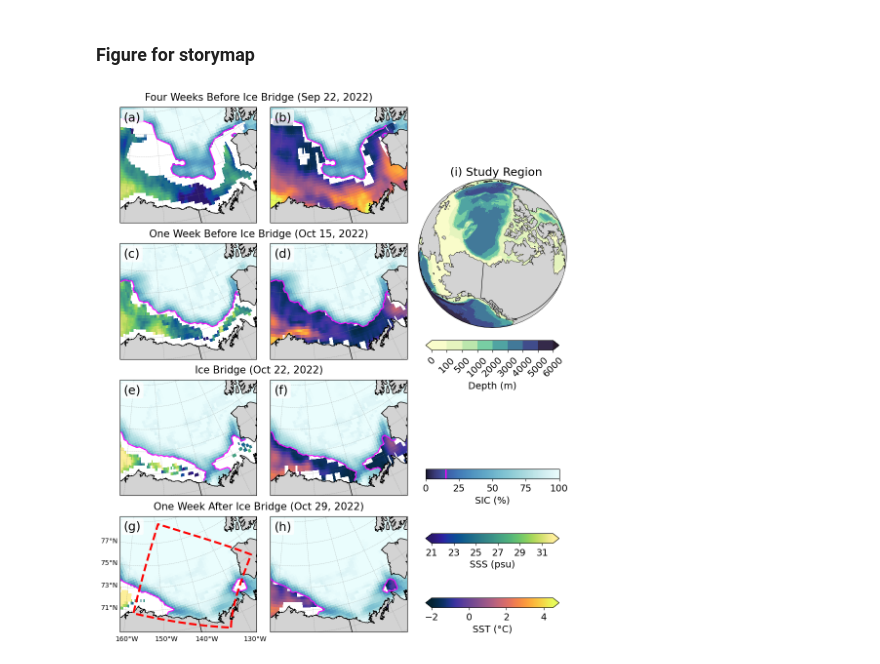
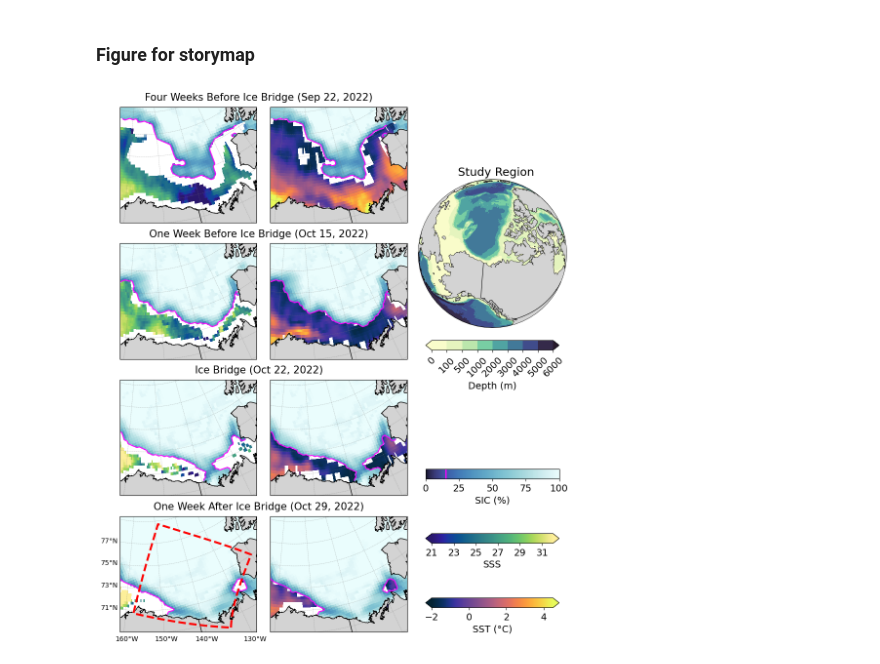
Before and after one commit to mjzahn/Mackenzie_Ice_Bridge, a Jupyter notebook: Jupyter_notebooks/satellite/2_fig1_satellite_snapshots.ipynb, the cells around one changed output. Saved outputs shown, nothing was run; the diff lists cells and outputs as text; code cells hidden in the pictures.

```diff
--- a/Jupyter_notebooks/satellite/2_fig1_satellite_snapshots.ipynb
+++ b/Jupyter_notebooks/satellite/2_fig1_satellite_snapshots.ipynb
@@ -398,14 +398,14 @@ for i in range(len(sic_file_paths)):
         ax.contour(lon, lat, sic_region * 100, levels=[15], colors='magenta',
                    linewidths=1.5, transform=ccrs.PlateCarree())
 
-        ax.text(0.03, 0.96, f'({labels[i * 2 + j]})', transform=ax.transAxes,
-                fontsize=18, va='top', ha='left',
-                bbox=dict(facecolor='white', edgecolor='none', boxstyle='round,pad=0.2', alpha=0.8))
+        # ax.text(0.03, 0.96, f'({labels[i * 2 + j]})', transform=ax.transAxes,
+        #         fontsize=18, va='top', ha='left',
+        #         bbox=dict(facecolor='white', edgecolor='none', boxstyle='round,pad=0.2', alpha=0.8))
 
 # Colorbars
 cbar_ax_sss = fig.add_axes([0.95, 0.25, 0.36, 0.015])
 cb_sss = fig.colorbar(sss_cb, cax=cbar_ax_sss, orientation='horizontal', extend='both')
-cb_sss.set_label('SSS (psu)')
+cb_sss.set_label('SSS')
 cb_sss.set_ticks([21,23,25,27,29,31])
 
 cbar_ax_sic = fig.add_axes([0.95, 0.35, 0.36, 0.015])
@@ -445,32 +445,32 @@ bathy_levels = [0, 100, 500, 1000, 2000, 3000, 4000, 5000, 6000]
 bathy_cb = inset_ax.contourf(
     bathy_select.lon, bathy_select.lat, bathy_select,
     levels=bathy_levels, extend='both',
     cmap=cmocean.cm.deep,
     transform=ccrs.PlateCarree()
 )
 inset_ax.contourf(
     bathy_select_south.lon, bathy_select_south.lat, bathy_select_south,
     levels=bathy_levels,
     cmap=cmocean.cm.deep,
     transform=ccrs.PlateCarree()
 )
 
 # Add coastlines and land
 inset_ax.coastlines(resolution='50m', linewidth=1)
 inset_ax.add_feature(cfeature.BORDERS, linewidth=0.75,zorder=6)
 inset_ax.add_feature(cfeature.LAND, facecolor='lightgray',zorder=5)
 
 # Add title and label
-inset_ax.set_title("  (i) Study Region", fontsize=17)
+inset_ax.set_title("  Study Region", fontsize=17)
 
 # add colorbar for bathy
 cbar_ax_bathy = fig.add_axes([0.95, 0.55, 0.36, 0.015])
 cb_bathy = fig.colorbar(bathy_cb, cax=cbar_ax_bathy, boundaries=bathy_levels, ticks=bathy_levels, orientation='horizontal', extend='both')
 cb_bathy.set_label('Depth (m)')
 cb_bathy.ax.tick_params(labelrotation=45)
 
 # Show or save
 fig.savefig('/home/jpluser/git_repos/Mackenzie_Ice_Bridge/Jupyter_notebooks/figures/StoryMap/fig1.png', dpi=300, bbox_inches='tight')
 plt.show()
 # %% [output]
-[figure, old version]
+[figure, new version]
```
Also changed, not shown: parts of 2 cells of this notebook, 1 other file.
